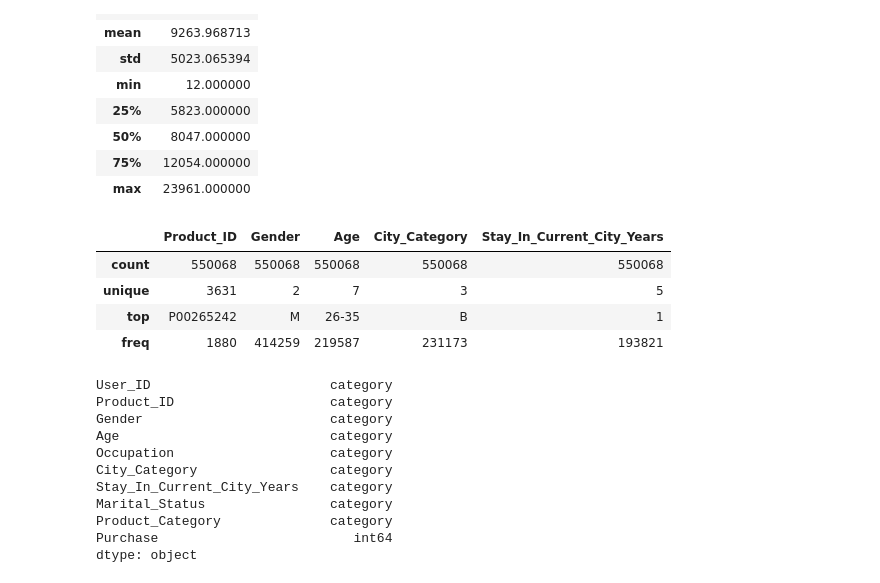
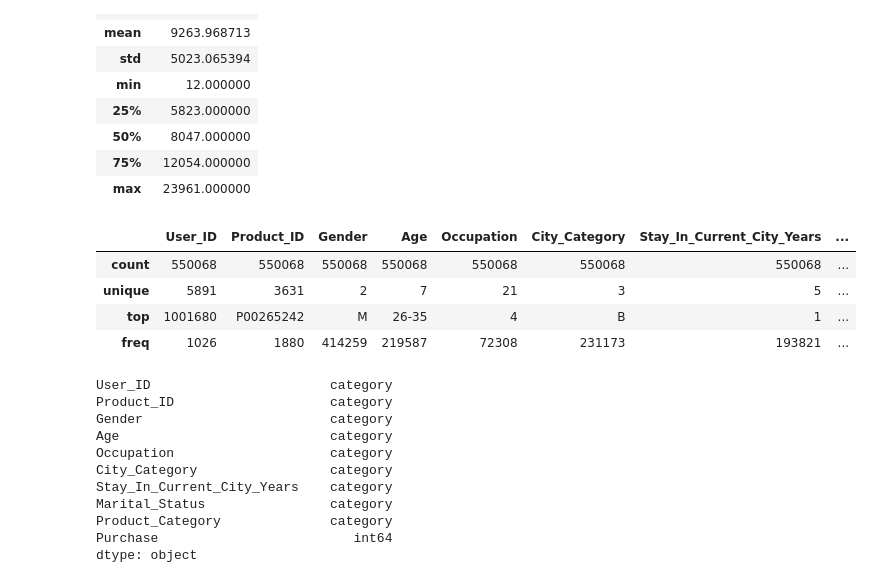
Before and after one commit to hemalatham236/Walmart--dataset--Confidence-Interval-and-CLT, a Jupyter notebook: Walmart_Business_case_CLT.ipynb, the cells around one changed output. Saved outputs shown, nothing was run; the diff lists cells and outputs as text; code cells hidden in the pictures.

```diff
--- a/Walmart_Business_case_CLT.ipynb
+++ b/Walmart_Business_case_CLT.ipynb
@@ -74,10 +84,10 @@ df.describe()
 | 75% | 12054.000000 |
 | max | 23961.000000 |
 # %%
-df.describe(include = "object")
+df.describe(include = "category")
 # %% [output]
-|  | Product_ID | Gender | Age | City_Category | Stay_In_Current_City_Years |
-| count | 550068 | 550068 | 550068 | 550068 | 550068 |
-| unique | 3631 | 2 | 7 | 3 | 5 |
-| top | P00265242 | M | 26-35 | B | 1 |
-| freq | 1880 | 414259 | 219587 | 231173 | 193821 |
+|  | User_ID | Product_ID | Gender | Age | Occupation | City_Category | Stay_In_Current_City_Years | ... |
+| count | 550068 | 550068 | 550068 | 550068 | 550068 | 550068 | 550068 | ... |
+| unique | 5891 | 3631 | 2 | 7 | 21 | 3 | 5 | ... |
+| top | 1001680 | P00265242 | M | 26-35 | 4 | B | 1 | ... |
+| freq | 1026 | 1880 | 414259 | 219587 | 72308 | 231173 | 193821 | ... |
```
Also changed, not shown: parts of 51 cells of this notebook, 1 other file.
